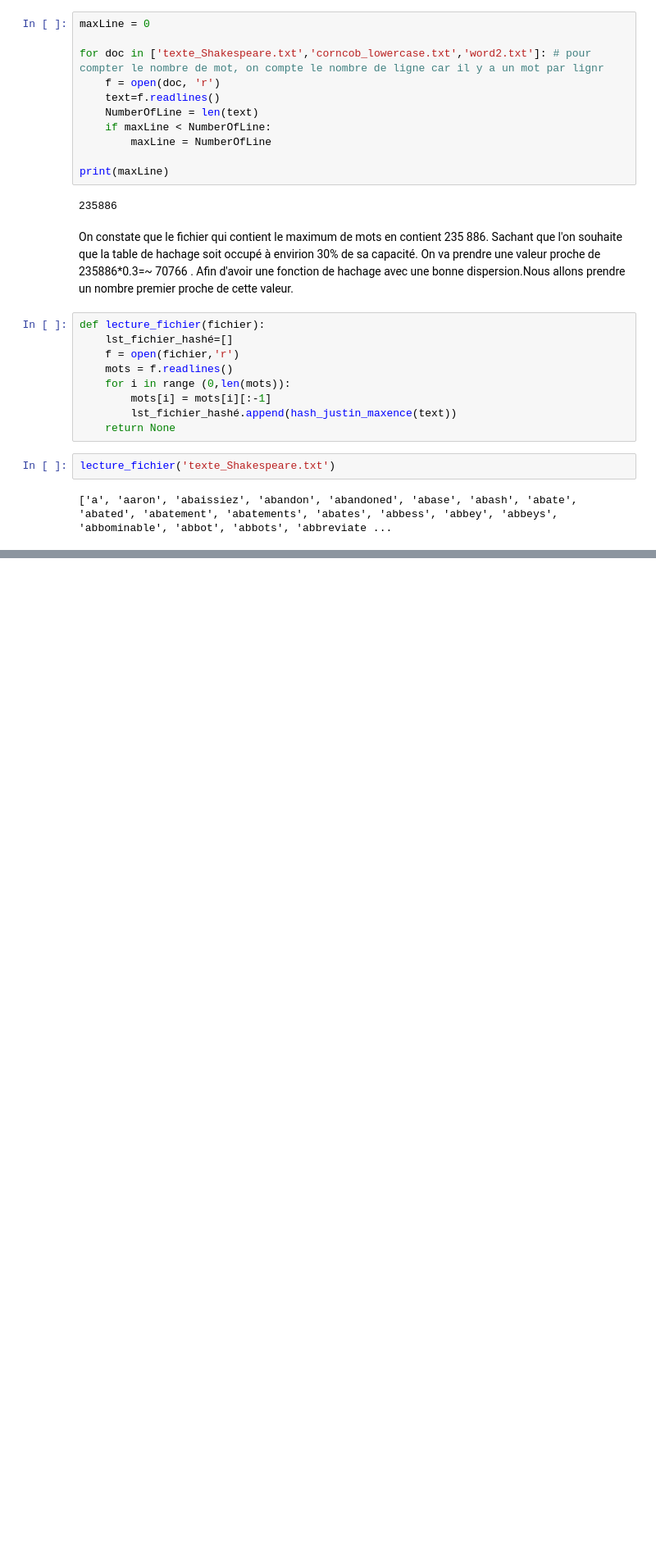
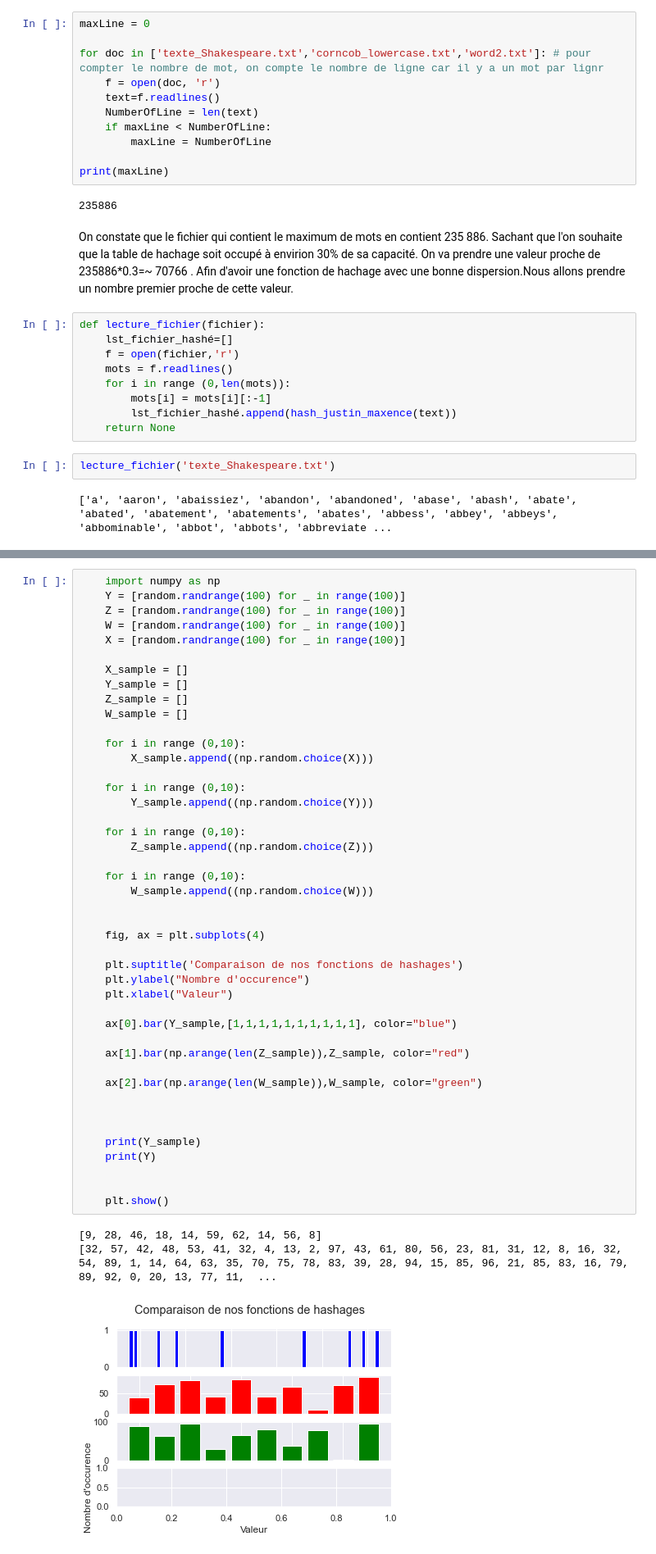
Before and after one commit to maxant38/big_data_hash_table, a Jupyter notebook: TP1.ipynb, the cells around one changed output, grey strips where cells are left out. Shown at 82% size. Saved outputs shown, nothing was run; the diff lists cells and outputs as text; blank space fills up the shorter version.

```diff
--- a/TP1.ipynb
+++ b/TP1.ipynb
@@ -86,0 +172,48 @@ plt.show()
+# %%
+    import numpy as np
+    Y = [random.randrange(100) for _ in range(100)]
+    Z = [random.randrange(100) for _ in range(100)]
+    W = [random.randrange(100) for _ in range(100)]
+    X = [random.randrange(100) for _ in range(100)]
+
+    X_sample = []
+    Y_sample = []
+    Z_sample = []
+    W_sample = []
+
+    for i in range (0,10):
+        X_sample.append((np.random.choice(X)))
+
+    for i in range (0,10):
+        Y_sample.append((np.random.choice(Y)))
+
+    for i in range (0,10):
+        Z_sample.append((np.random.choice(Z)))
+
+    for i in range (0,10):
+        W_sample.append((np.random.choice(W)))
+
+
+    fig, ax = plt.subplots(4)
+
+    plt.suptitle('Comparaison de nos fonctions de hashages')
+    plt.ylabel("Nombre d'occurence")
+    plt.xlabel("Valeur")
+
+    ax[0].bar(Y_sample,[1,1,1,1,1,1,1,1,1,1], color="blue")
+
+    ax[1].bar(np.arange(len(Z_sample)),Z_sample, color="red")
+
+    ax[2].bar(np.arange(len(W_sample)),W_sample, color="green")
+
+
+
+    print(Y_sample)
+    print(Y)
+
+
+    plt.show()
+# %% [output]
+[9, 28, 46, 18, 14, 59, 62, 14, 56, 8]
+[32, 57, 42, 48, 53, 41, 32, 4, 13, 2, 97, 43, 61, 80, 56, 23, 81, 31, 12, 8, 16, 32, 54, 89, 1, 14, 64, 63, 35, 70, 75, 78, 83, 39, 28, 94, 15, 85, 96, 21, 85, 83, 16, 79, 89, 92, 0, 20, 13, 77, 11,  ...
+[figure, added]
```
Also changed, not shown: parts of 7 cells of this notebook, 2 other files.
